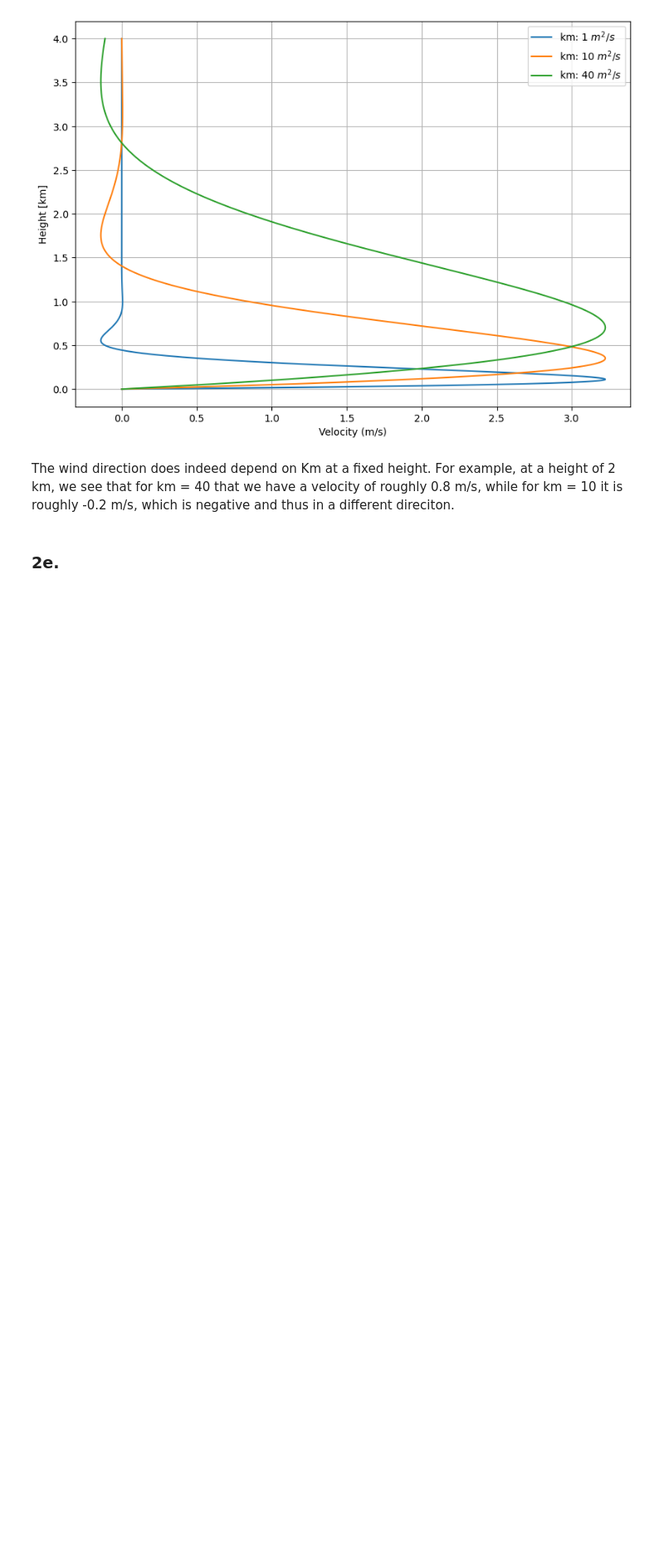
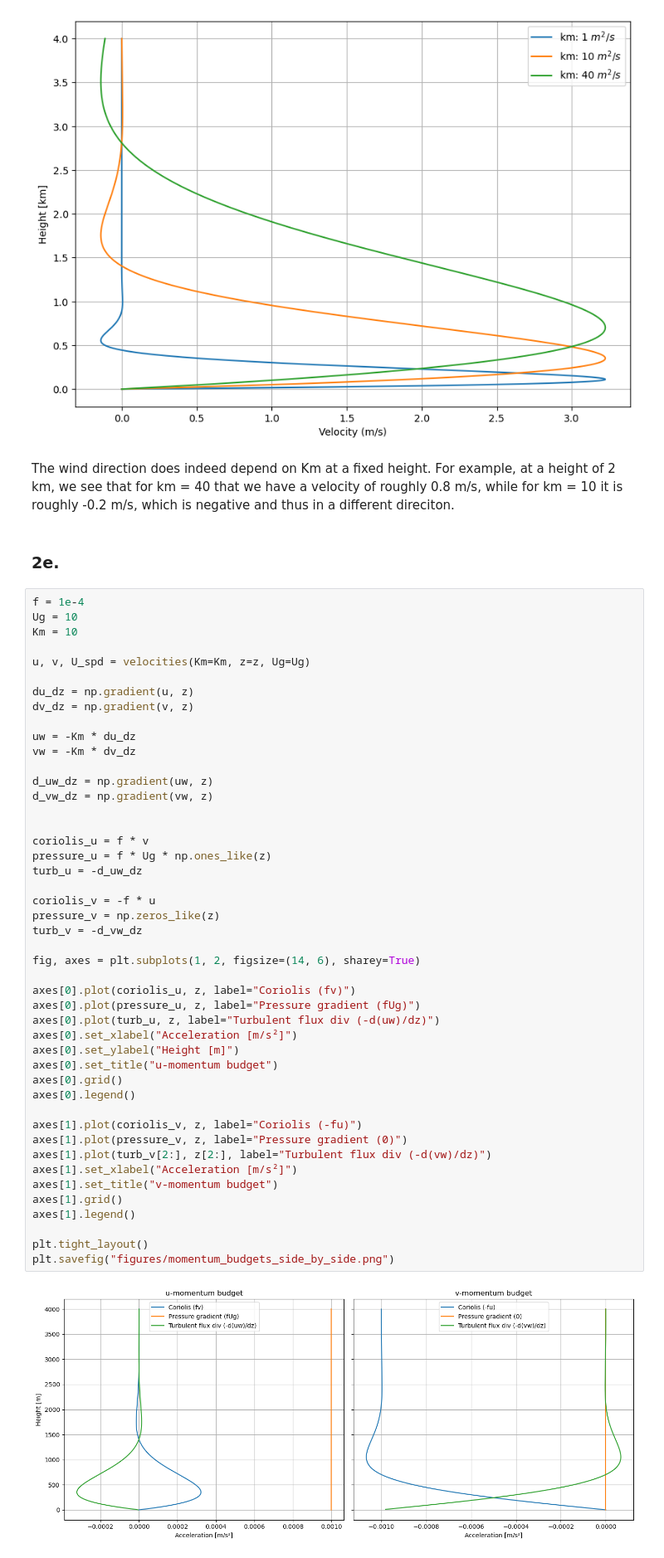
Before and after one commit to maxxyvvdb/Dynamics-Q2-projects, a Jupyter notebook: Week_3/Week_3.ipynb, the cells around one changed output. Shown at 83% size. Saved outputs shown, nothing was run; the diff lists cells and outputs as text; blank space fills up the shorter version.

```diff
--- a/Week_3/Week_3.ipynb
+++ b/Week_3/Week_3.ipynb
@@ -326,3 +359,51 @@ for km in km_list:
 The wind direction does indeed depend on Km at a fixed height. For example, at a height of 2 km, we see that for km = 40 that we have a velocity of roughly 0.8 m/s, while for km = 10 it is roughly -0.2 m/s, which is negative and thus in a different direciton.
 # %% [markdown]
 ### 2e.
+# %%
+f = 1e-4
+Ug = 10
+Km = 10
+
+u, v, U_spd = velocities(Km=Km, z=z, Ug=Ug)
+
+du_dz = np.gradient(u, z)
+dv_dz = np.gradient(v, z)
+
+uw = -Km * du_dz
+vw = -Km * dv_dz
+
+d_uw_dz = np.gradient(uw, z)
+d_vw_dz = np.gradient(vw, z)
+
+
+coriolis_u = f * v
+pressure_u = f * Ug * np.ones_like(z)
+turb_u = -d_uw_dz
+
+coriolis_v = -f * u
+pressure_v = np.zeros_like(z)
+turb_v = -d_vw_dz
+
+fig, axes = plt.subplots(1, 2, figsize=(14, 6), sharey=True)
+
+axes[0].plot(coriolis_u, z, label="Coriolis (fv)")
+axes[0].plot(pressure_u, z, label="Pressure gradient (fUg)")
+axes[0].plot(turb_u, z, label="Turbulent flux div (-d(uw)/dz)")
+axes[0].set_xlabel("Acceleration [m/s²]")
+axes[0].set_ylabel("Height [m]")
+axes[0].set_title("u-momentum budget")
+axes[0].grid()
+axes[0].legend()
+
+axes[1].plot(coriolis_v, z, label="Coriolis (-fu)")
+axes[1].plot(pressure_v, z, label="Pressure gradient (0)")
+axes[1].plot(turb_v[2:], z[2:], label="Turbulent flux div (-d(vw)/dz)")
+axes[1].set_xlabel("Acceleration [m/s²]")
+axes[1].set_title("v-momentum budget")
+axes[1].grid()
+axes[1].legend()
+
+plt.tight_layout()
+plt.savefig("figures/momentum_budgets_side_by_side.png")
+# %% [output]
+[figure, added]
```
Also changed, not shown: parts of 4 cells of this notebook, 5 other files.
